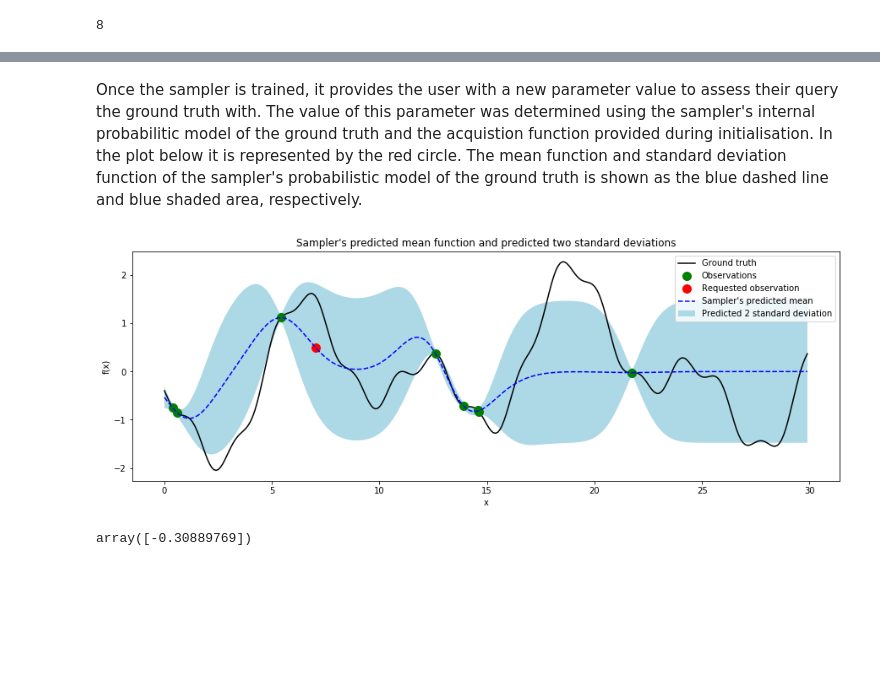
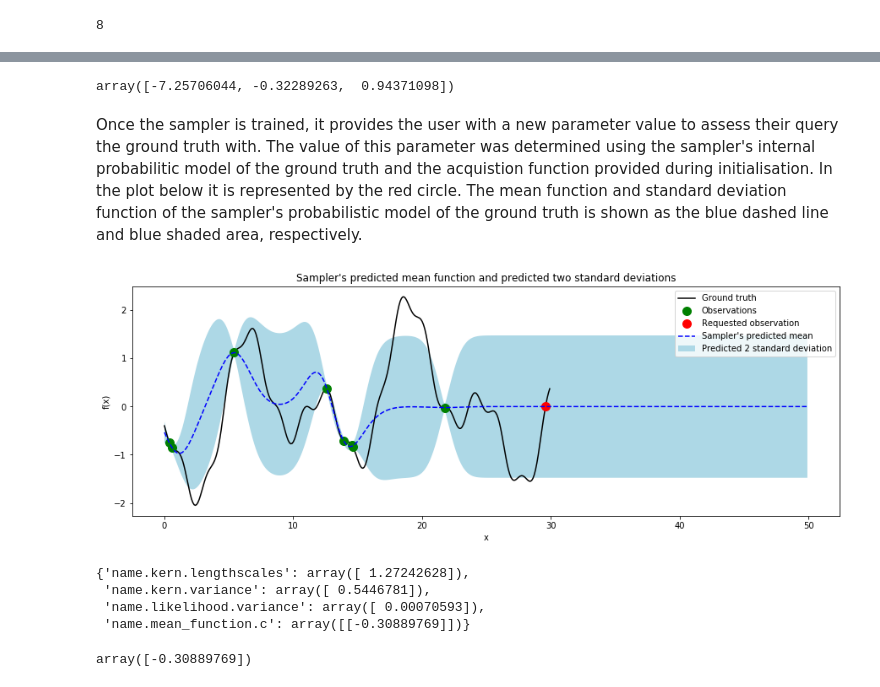
Before and after one commit to NICTA/dora, a Jupyter notebook: demos/dora_demo_gpflow.ipynb, the cells around one changed output, grey strips where cells are left out. Drawn from its saved outputs; the diff is of its cells as text; code cells hidden in the pictures; blank space fills up the shorter version.

```diff
--- a/demos/dora_demo_gpflow.ipynb
+++ b/demos/dora_demo_gpflow.ipynb
@@ -69,3 +68,5 @@ acq_name = 'pred_upper_bound'
+# %%
+acq_fn = VarSum()
 # %% [markdown]
 We also set an explore_priority scalar. The larger this value, the more the sampler will seek to explore areas of the parameter space with sparse observations rather than attempting to refine an area where the model believes will maximise it's objective function.
 # %%
@@ -73,7 +74,7 @@ explore_priority = 1.
 # %% [markdown]
 When initialising the sampler, we specify the class of the model it will base its predictions on. In this case, it's the Gaussian process. Seeding the model is unnecessary unless the user desires a repeatable set of initial picks prior to training.
 # %%
-sampler = sampling.GPflowSampler(lower, upper, acq_name=acq_name,
+sampler = sampling.GPflowSampler(lower, upper, acquisition_function=acq_fn,
                                            n_train=n_train, seed=11)
 # %% [markdown]
 ### Active sampling strategy
@@ -133,27 +159,41 @@ xq, uid = sampler.pick()
+# %%
+sampler.params['name.mean_function.c'] = np.array([sampler.y_mean])
+# %%
+sampler.gpr.get_free_state()
+# %% [output]
+array([-7.25706044, -0.32289263,  0.94371098])
 # %% [markdown]
 Once the sampler is trained, it provides the user with a new parameter value to assess their query the ground truth with. The value of this parameter was determined using the sampler's internal probabilitic model of the ground truth and the acquistion function provided during initialisation. In the plot below it is represented by the red circle. The mean function and standard deviation function of the sampler's probabilistic model of the ground truth is shown as the blue dashed line and blue shaded area, respectively.
 # %%
 xquery = x[:,np.newaxis]
+xquery = np.arange(0,50,0.1)[:,np.newaxis]
 mf, vf = sampler.predict(xquery)
 
 #mf = mf - sampler.y_mean
 
 pl.figure(figsize=(15,5))
 pl.plot(x,fx,'k');
 pl.plot(sampler.X[:-1], sampler.y[:-1],'go', markersize=10)
 pl.plot(sampler.X[-1], sampler.y[-1],'ro', markersize=10)
 pl.plot(xquery, mf,'b--')
 y1 = mf - np.sqrt(vf)*2
 y2 = mf + np.sqrt(vf)*2
 pl.fill_between(xquery[:,0], y1[:,0], y2[:,0], where=(y2 >= y1)[:,0], facecolor='lightblue')
 
 pl.xlabel('x')
 pl.ylabel('f(x)')
 pl.legend(('Ground truth', 'Observations', "Requested observation", "Sampler's predicted mean",'Predicted 2 standard deviation'))
 pl.title("Sampler's predicted mean function and predicted two standard deviations")
 pl.show()
 # %% [output]
-[figure, old version]
+[figure, new version]
+# %%
+sampler.params
+# %% [output]
+{'name.kern.lengthscales': array([ 1.27242628]),
+ 'name.kern.variance': array([ 0.5446781]),
+ 'name.likelihood.variance': array([ 0.00070593]),
+ 'name.mean_function.c': array([[-0.30889769]])}
 # %%
 sampler.y_mean
 # %% [output]
```
Also changed, not shown: parts of 7 cells of this notebook, 2 other files.
